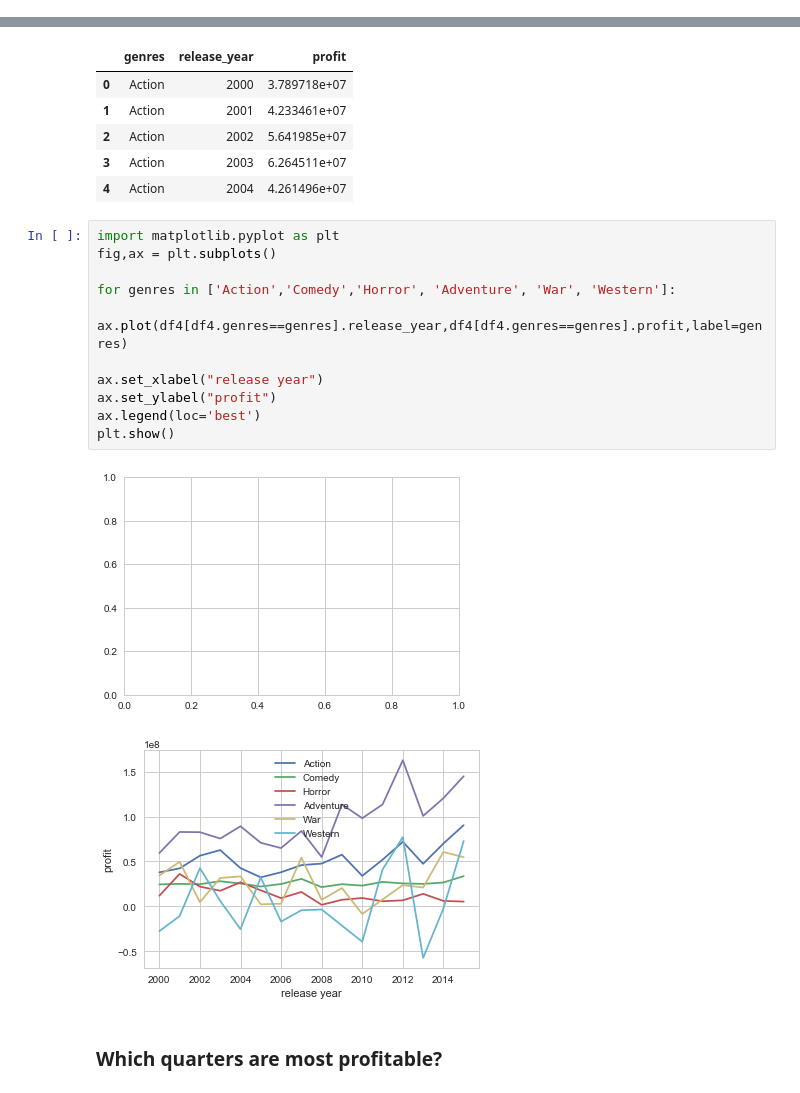
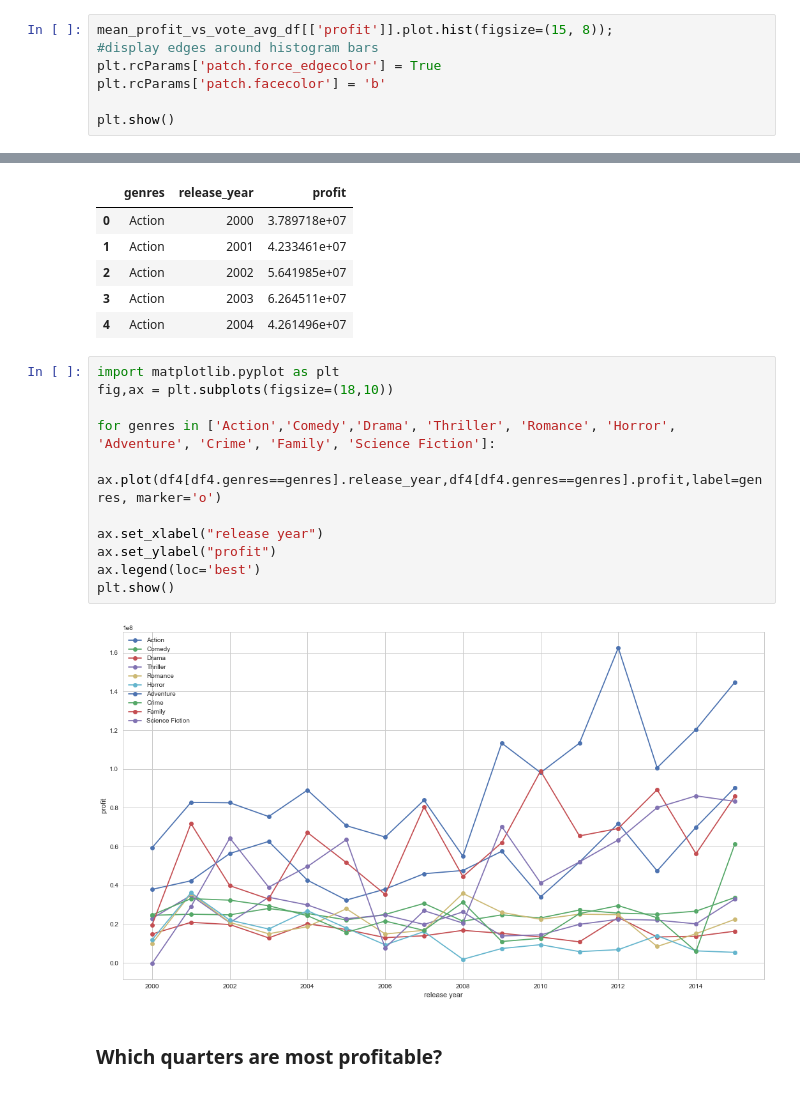
Before and after one commit to sian-nadin/Investigate-movie-genres, a Jupyter notebook: investigate-a-dataset-template.ipynb, the cells around one changed output, grey strips where cells are left out. Drawn from its saved outputs; the diff is of its cells as text.

```diff
--- a/investigate-a-dataset-template.ipynb
+++ b/investigate-a-dataset-template.ipynb
@@ -216,0 +200,7 @@ plt.show()
+# %%
+mean_profit_vs_vote_avg_df[['profit']].plot.hist(figsize=(15, 8));
+#display edges around histogram bars
+plt.rcParams['patch.force_edgecolor'] = True
+plt.rcParams['patch.facecolor'] = 'b'
+
+plt.show()
@@ -230,18 +222,17 @@ df4.head()
 | 4 | Action | 2004 | 4.261496e+07 |
 # %%
 import matplotlib.pyplot as plt
-fig,ax = plt.subplots()
+fig,ax = plt.subplots(figsize=(18,10))
 
-for genres in ['Action','Comedy','Horror', 'Adventure', 'War', 'Western']:
-    ax.plot(df4[df4.genres==genres].release_year,df4[df4.genres==genres].profit,label=genres)
+for genres in ['Action','Comedy','Drama', 'Thriller', 'Romance', 'Horror', 'Adventure', 'Crime', 'Family', 'Science Fiction']:
+    ax.plot(df4[df4.genres==genres].release_year,df4[df4.genres==genres].profit,label=genres, marker='o')
 
 ax.set_xlabel("release year")
 ax.set_ylabel("profit")
 ax.legend(loc='best')
 plt.show()
 # %% [output]
-[figure, old version]
+[figure, new version]
-[figure, removed]
 # %% [markdown]
 ### Which quarters are most profitable?
 # %%
```
Also changed, not shown: parts of 12 cells of this notebook.
